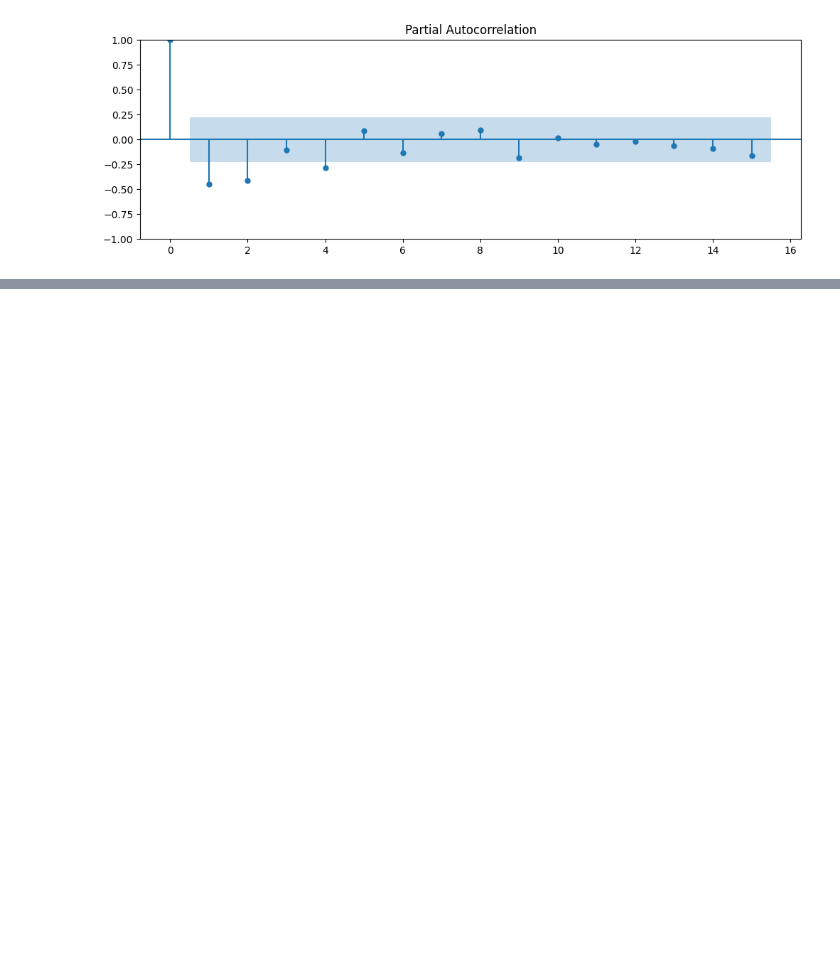
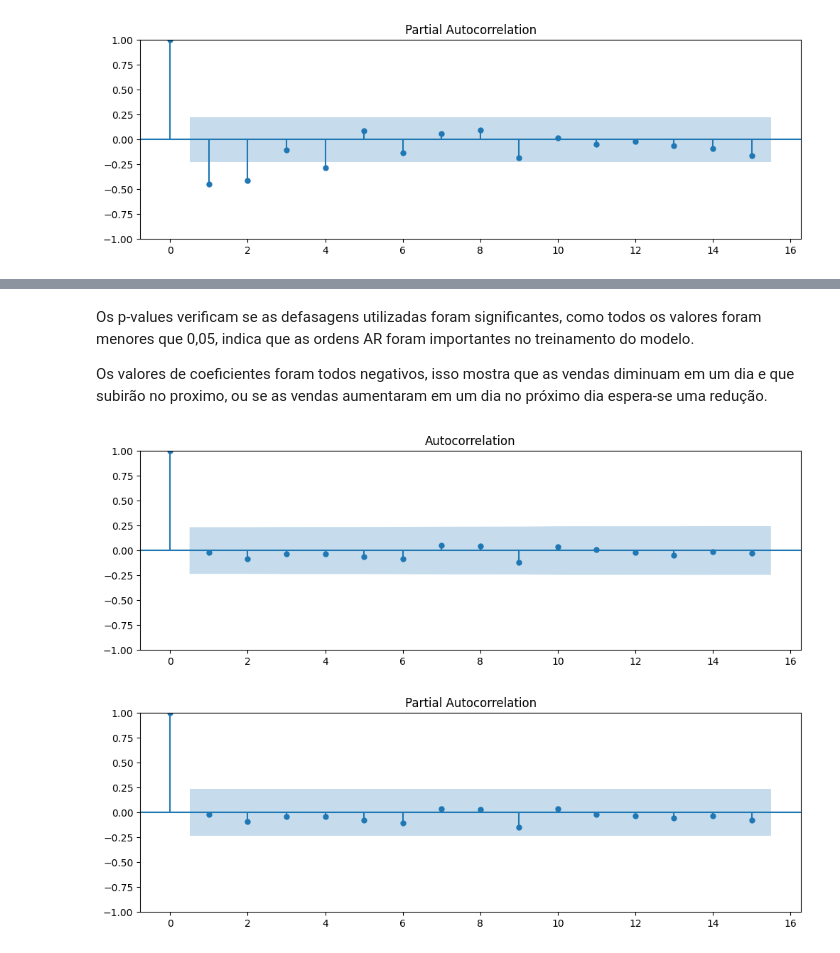
Before and after one commit to CarolineAndradeR/Data-Science, a Jupyter notebook: Séries_Temporais.ipynb, the cells around one changed output, grey strips where cells are left out. Saved outputs shown, nothing was run; the diff lists cells and outputs as text; code cells hidden in the pictures; blank space fills up the shorter version.

```diff
--- a/Séries_Temporais.ipynb
+++ b/Séries_Temporais.ipynb
@@ -173,0 +193,14 @@ fig = plot_pacf(dados_analises['qtd_inscricoes'].diff().dropna(), lags=15, ax=ax
+# %%
+# separação dos dados, para treinar o algoritmo
+# tamanho amostra teste
+test_size = 7
+# divisão dos dados
+dados_treino = dados_analises[:-test_size]
+dados_teste = dados_analises[-test_size:]
+# %%
+# Avaliar se é necessário adicionar o componente MA(1) em uma próxima etapa ou não.
+# modelo
+modelo_4_1_0 = ARIMA(dados_treino['qtd_inscricoes'].values, order=(4, 1, 0), trend = 'n').fit()
+
+# resultados
+modelo_4_1_0.summary()
@@ -173,0 +228,17 @@ fig = plot_pacf(dados_analises['qtd_inscricoes'].diff().dropna(), lags=15, ax=ax
+# %% [markdown]
+Os p-values verificam se as defasagens utilizadas foram significantes, como todos os valores foram menores que 0,05, indica que as ordens AR foram importantes no treinamento do modelo.
+
+Os valores de coeficientes foram todos negativos, isso mostra que as vendas diminuam em um dia e que subirão no proximo, ou se as vendas aumentaram em um dia no próximo dia espera-se uma redução.
+# %%
+# validar se o modelo ficou bem ajustado
+# acf
+fig = plt.figure(figsize=(12,8))
+ax1 = fig.add_subplot(211)
+fig = plot_acf(modelo_4_1_0.resid, lags=15, ax=ax1)
+# pacf
+fig = plt.figure(figsize=(12,8))
+ax1 = fig.add_subplot(211)
+fig = plot_pacf(modelo_4_1_0.resid, lags=15, ax=ax1)
+# %% [output]
+[figure, added]
+[figure, added]
```
Also changed, not shown: parts of 12 cells of this notebook.
